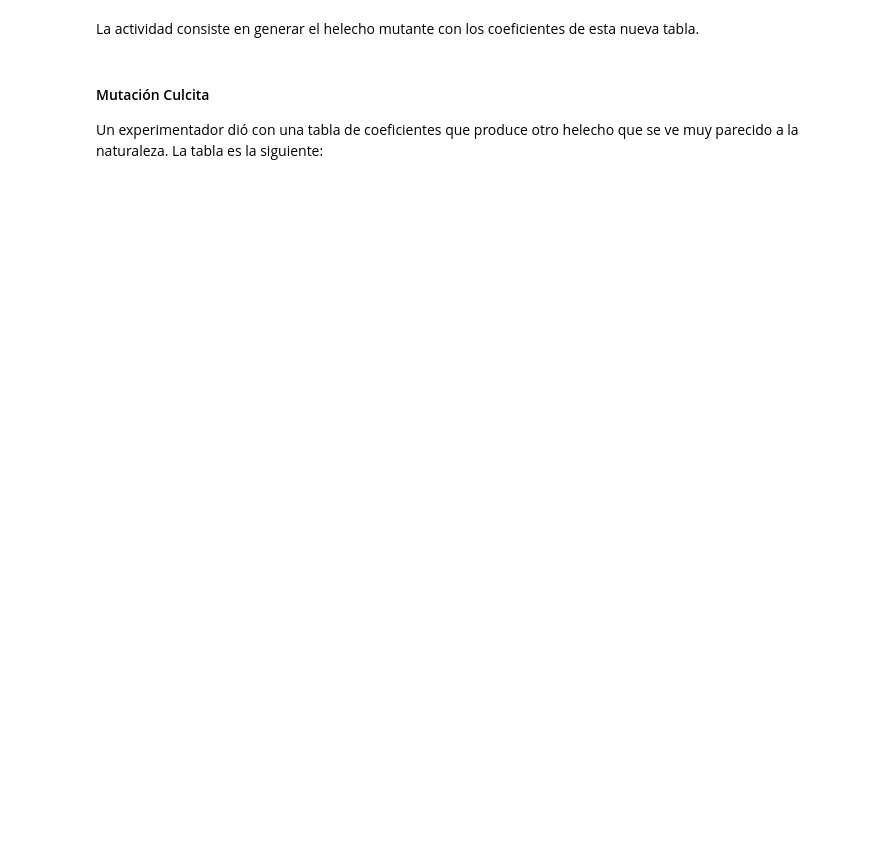
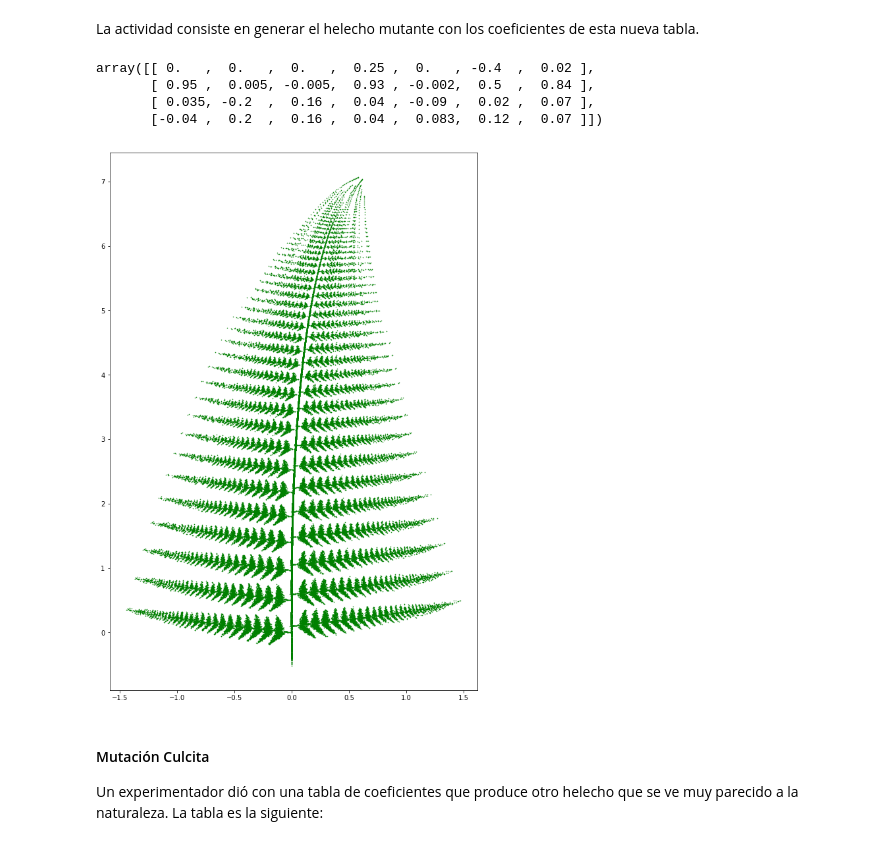
Before and after one commit to Fernando28AC/SimMat2019-2, a Jupyter notebook: Módulo 2/Clase11_FractalesAleatorios.ipynb, the cells around one changed output. Drawn from its saved outputs; the diff is of its cells as text; code cells hidden in the pictures; blank space fills up the shorter version.

```diff
--- a/Módulo 2/Clase11_FractalesAleatorios.ipynb
+++ b/Módulo 2/Clase11_FractalesAleatorios.ipynb
@@ -113,3 +165,10 @@ df.round(3)
 La actividad consiste en generar el helecho mutante con los coeficientes de esta nueva tabla.
 # %%
 # Matriz Cyclosorus
+Mat_Cyclosorus = df.iloc[:,:-1].values
+Mat_Cyclosorus
+# %% [output]
+array([[ 0.   ,  0.   ,  0.   ,  0.25 ,  0.   , -0.4  ,  0.02 ],
+       [ 0.95 ,  0.005, -0.005,  0.93 , -0.002,  0.5  ,  0.84 ],
+       [ 0.035, -0.2  ,  0.16 ,  0.04 , -0.09 ,  0.02 ,  0.07 ],
+       [-0.04 ,  0.2  ,  0.16 ,  0.04 ,  0.083,  0.12 ,  0.07 ]])
@@ -123,3 +175,30 @@ La actividad consiste en generar el helecho mutante con los coeficientes de esta
+# %%
+# Punto inicial
+x = [0]
+y = [0]
+
+# Valores de i con su probabilidad
+seq = np.array([0,1,2,3])
+prob = Mat_Cyclosorus[:,-1]
+a = Mat_Cyclosorus[:,0]
+b = Mat_Cyclosorus[:,1]
+c = Mat_Cyclosorus[:,2]
+d = Mat_Cyclosorus[:,3]
+e = Mat_Cyclosorus[:,4]
+f = Mat_Cyclosorus[:,5]
+
+for k in range(100000):
+    i = random.choices(seq,prob)
+    x.append(a[i]*x[-1] + b[i]*y[-1] + e[i])
+    y.append(c[i]*x[-2] + d[i]*y[-1] + f[i])
+
+
+# Graficamos
+plt.figure(figsize=(10,15))
+plt.scatter(x,y,c='g',s=0.3)
+plt.show()
+# %% [output]
+[figure, added]
 # %% [markdown]
 #### Mutación Culcita
 Un experimentador dió con una tabla de coeficientes que produce otro helecho que se ve muy parecido a la naturaleza. La tabla es la siguiente:
```
Also changed, not shown: parts of 12 cells of this notebook, 2 other files.
